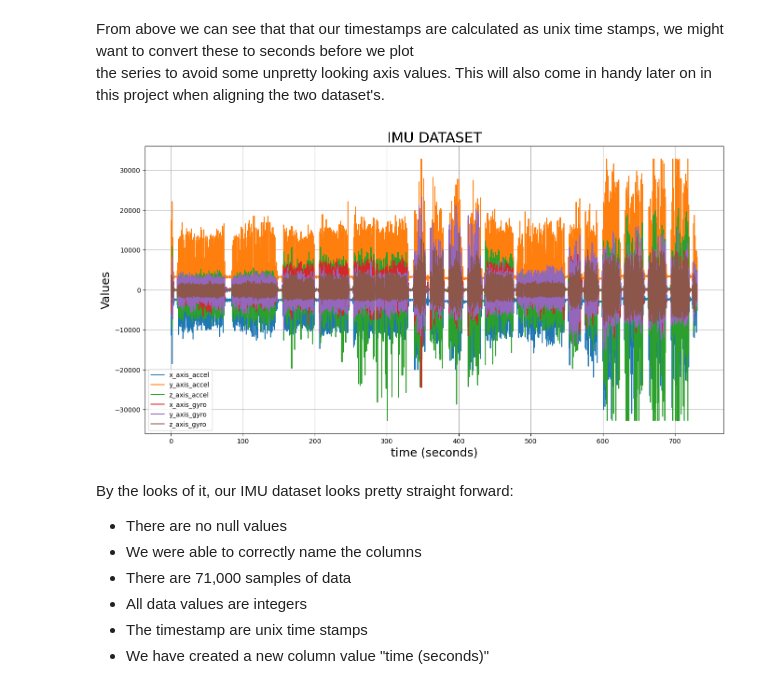
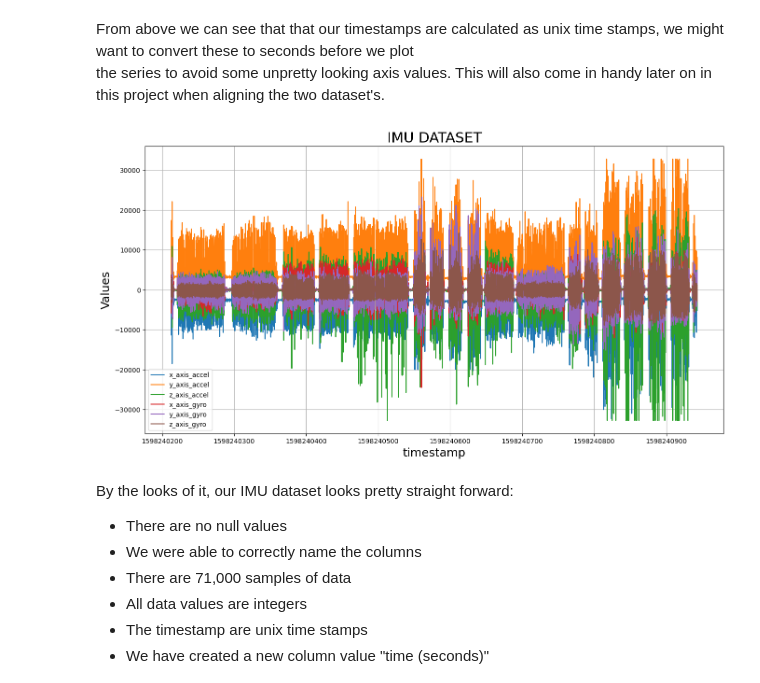
Before and after one commit to Mokoto-K/COSC102-assignment-3, a Jupyter notebook: assignment-3.ipynb, the cells around one changed output. Cells and saved outputs as stored; diff of their text form; code cells hidden in the pictures.

```diff
--- a/assignment-3.ipynb
+++ b/assignment-3.ipynb
@@ -169,11 +151,41 @@ imu_data_raw["time (seconds)"] = time
+# %%
+# Creating a function specifically to convert unix time stamps to seconds
+
+def convert_time_series(data_series):
+    """
+    Converts a series consisting of unix timestamps to seconds and returns the series
+    Params:
+    data_series - a pandas dataseries of unix timestamps
+    Returns:
+    A time series in seconds
+    """
+    # Assign the timestamp to a variable
+    time = data_series
+
+    # Create a starting time outside of our loop so that it doesn't change value
+    # as we iterate through each value of the series
+    start_time = time[0]
+
+    # Iterate through every value of the timestamp column
+    for row in time:
+        # Get the time in the timstamp column, minus the first value, and plus 1,
+        # this will essentially count seconds from the start of the dataseries
+        calc_seconds = row - start_time + 1
+        # Take the value calculated above and replace it in our time column, this
+        # will remove the unix timestamp from the column and replace it with the
+        # difference in seconds since the start of the dataseries
+        time = time.replace(to_replace=row, value=calc_seconds)
+
+    # Add the new time series to our dataframe
+    return time
 # %%
 # Cal the plot_dataframe function passing it our dataframes timestamp column for the X axis and every other column for our y values
 
-imu_data_raw["time (seconds)"] = create_time_column(imu_data_raw["timestamp"], 0)
+imu_data_raw["time (seconds)"] = convert_time_series(imu_data_raw["timestamp"])
 
-plot_dataframe(imu_data_raw["time (seconds)"],  imu_data_raw.drop(["timestamp", "time (seconds)"], axis=1), "IMU DATASET")
+plot_dataframe(imu_data_raw["timestamp"],  imu_data_raw.drop(["timestamp", "time (seconds)"], axis=1), "IMU DATASET")
 # %% [output]
-[figure, old version]
+[figure, new version]
 # %% [markdown]
 By the looks of it, our IMU dataset looks pretty straight forward:
 - There are no null values
```
Also changed, not shown: parts of 16 cells of this notebook.
